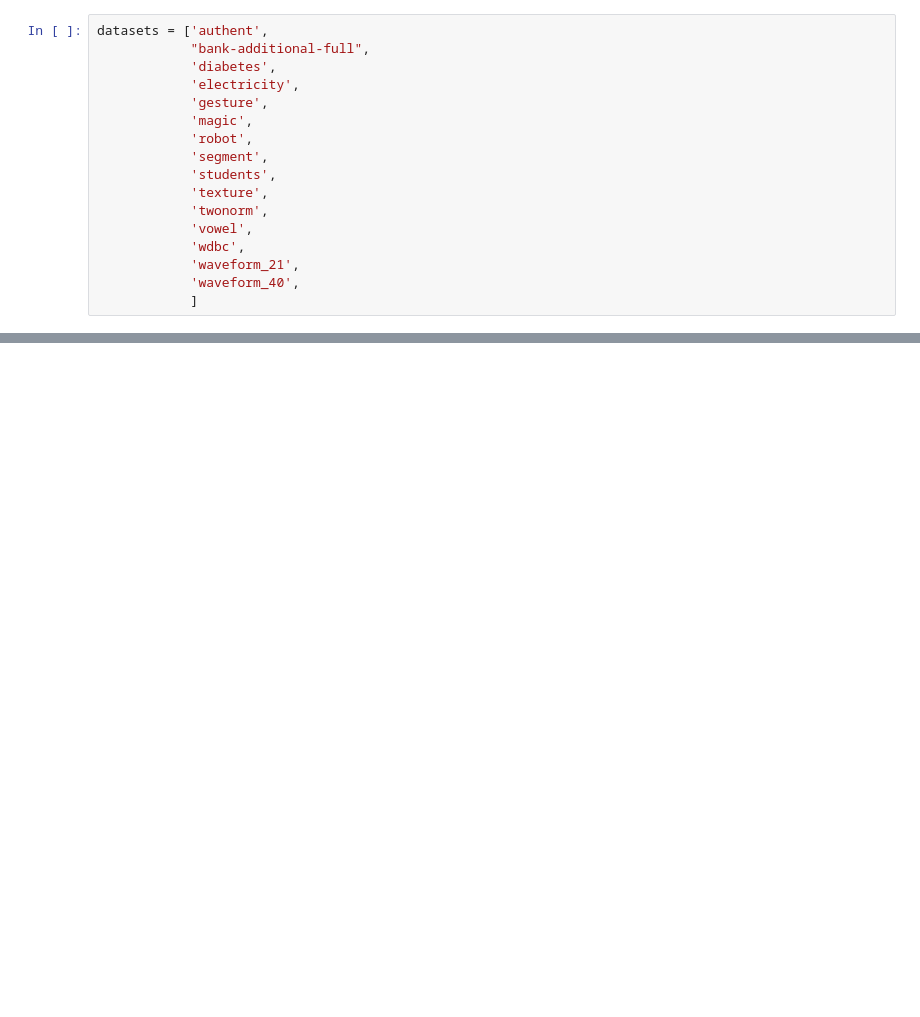
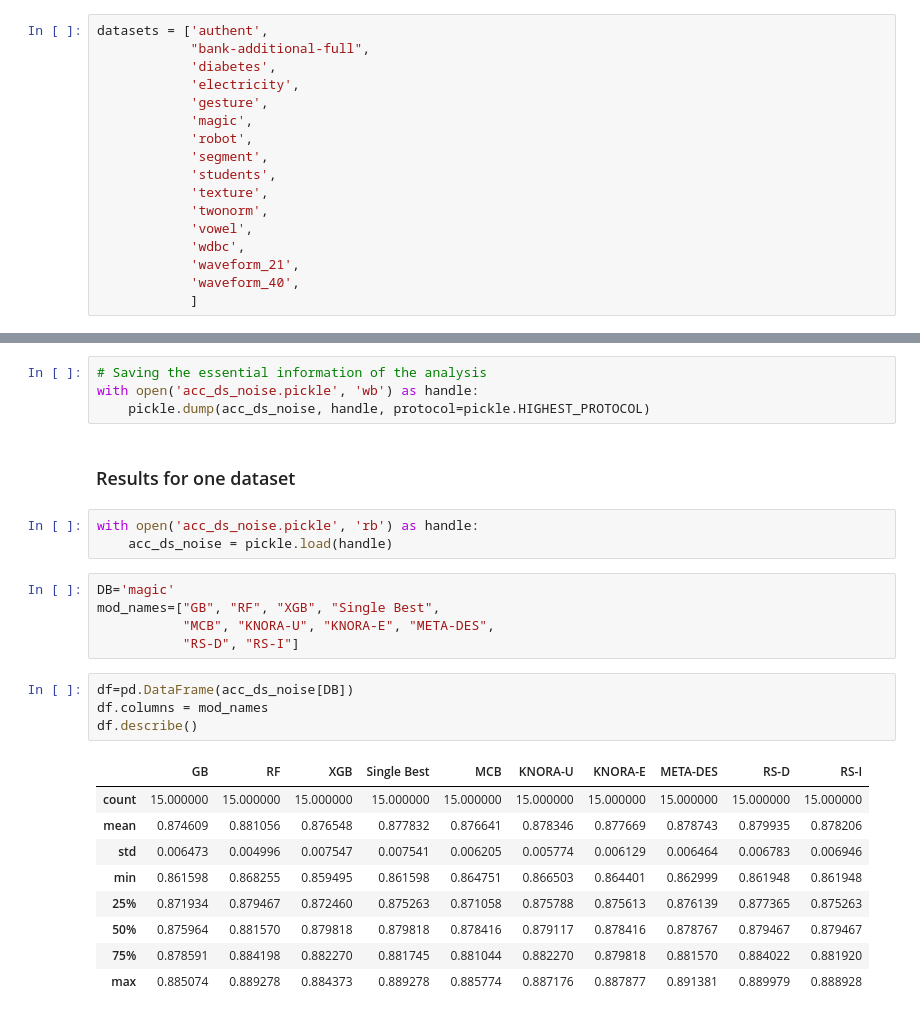
Before and after one commit to rflassance/rob4discriminative, a Jupyter notebook: dynamic_selection.ipynb, the cells around one changed output, grey strips where cells are left out. Drawn from its saved outputs; the diff is of its cells as text; blank space fills up the shorter version.

```diff
--- a/dynamic_selection.ipynb
+++ b/dynamic_selection.ipynb
@@ -108,0 +215,28 @@ with open('acc_dict_all.pickle', 'rb') as handle:
+# %%
+# Saving the essential information of the analysis
+with open('acc_ds_noise.pickle', 'wb') as handle:
+    pickle.dump(acc_ds_noise, handle, protocol=pickle.HIGHEST_PROTOCOL)
+# %% [markdown]
+### Results for one dataset
+# %%
+with open('acc_ds_noise.pickle', 'rb') as handle:
+    acc_ds_noise = pickle.load(handle)
+# %%
+DB='magic'
+mod_names=["GB", "RF", "XGB", "Single Best",
+           "MCB", "KNORA-U", "KNORA-E", "META-DES",
+           "RS-D", "RS-I"]
+# %%
+df=pd.DataFrame(acc_ds_noise[DB])
+df.columns = mod_names
+df.describe()
+# %% [output]
+|  | GB | RF | XGB | Single Best | MCB | KNORA-U | KNORA-E | META-DES | RS-D | RS-I |
+| count | 15.000000 | 15.000000 | 15.000000 | 15.000000 | 15.000000 | 15.000000 | 15.000000 | 15.000000 | 15.000000 | 15.000000 |
+| mean | 0.874609 | 0.881056 | 0.876548 | 0.877832 | 0.876641 | 0.878346 | 0.877669 | 0.878743 | 0.879935 | 0.878206 |
+| std | 0.006473 | 0.004996 | 0.007547 | 0.007541 | 0.006205 | 0.005774 | 0.006129 | 0.006464 | 0.006783 | 0.006946 |
+| min | 0.861598 | 0.868255 | 0.859495 | 0.861598 | 0.864751 | 0.866503 | 0.864401 | 0.862999 | 0.861948 | 0.861948 |
+| 25% | 0.871934 | 0.879467 | 0.872460 | 0.875263 | 0.871058 | 0.875788 | 0.875613 | 0.876139 | 0.877365 | 0.875263 |
+| 50% | 0.875964 | 0.881570 | 0.879818 | 0.879818 | 0.878416 | 0.879117 | 0.878416 | 0.878767 | 0.879467 | 0.879467 |
+| 75% | 0.878591 | 0.884198 | 0.882270 | 0.881745 | 0.881044 | 0.882270 | 0.879818 | 0.881570 | 0.884022 | 0.881920 |
+| max | 0.885074 | 0.889278 | 0.884373 | 0.889278 | 0.885774 | 0.887176 | 0.887877 | 0.891381 | 0.889979 | 0.888928 |
```
Also changed, not shown: parts of 15 cells of this notebook, 10 other files.
